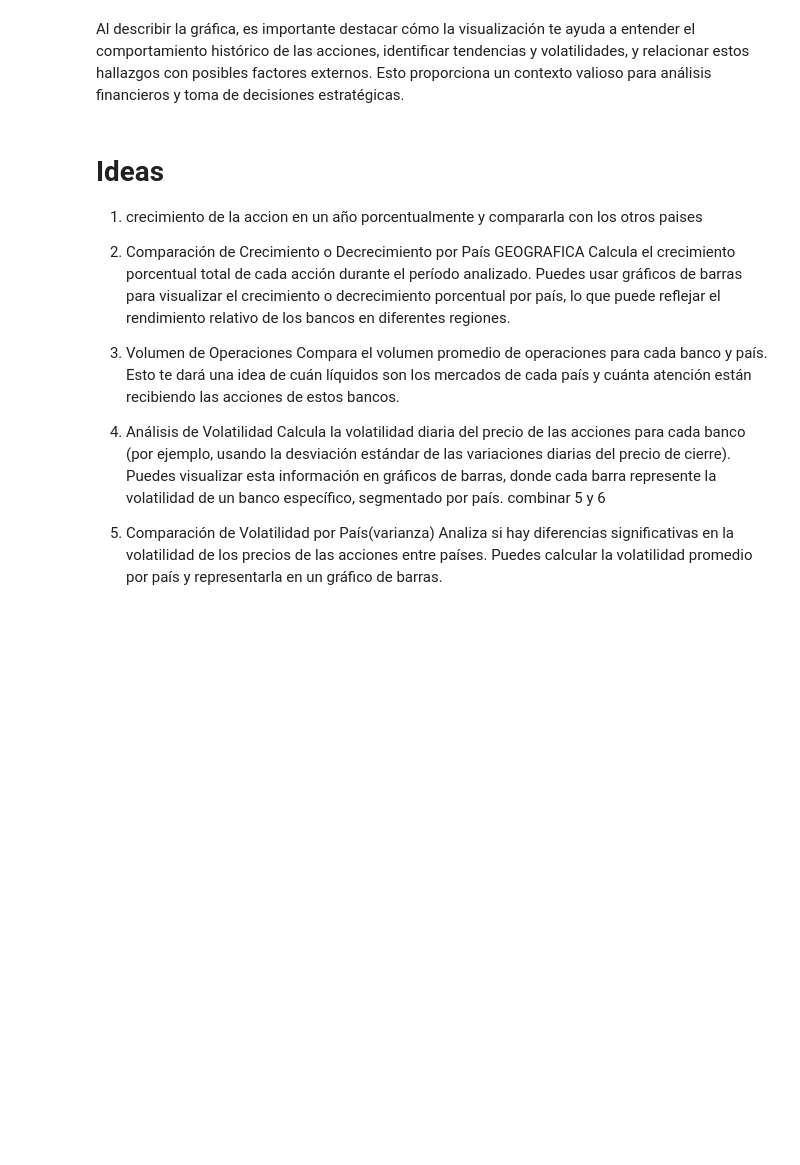
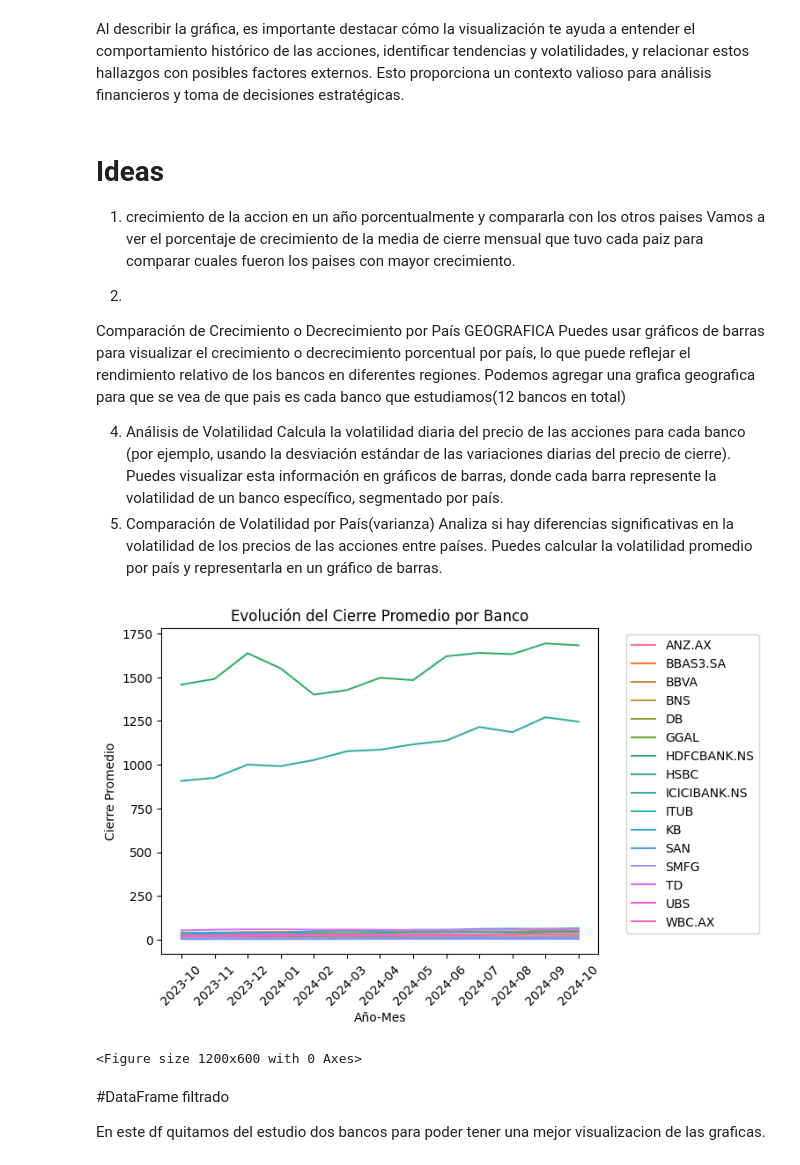
Before and after one commit to Roberto-Orazi/tp1-fcd, a Jupyter notebook: analisis.ipynb, the cells around one changed output. Cells and saved outputs as stored; diff of their text form; code cells hidden in the pictures; blank space fills up the shorter version.

```diff
--- a/analisis.ipynb
+++ b/analisis.ipynb
@@ -372,21 +370,62 @@ Al describir la gráfica, es importante destacar cómo la visualización te ayud
 # Ideas
 
 1. crecimiento de la accion en un año porcentualmente y compararla con los otros paises
+Vamos a ver el porcentaje de crecimiento de la media de cierre mensual que tuvo cada paiz para comparar cuales fueron los paises con mayor crecimiento.
 
-2. Comparación de Crecimiento o Decrecimiento por País GEOGRAFICA
-Calcula el crecimiento porcentual total de cada acción durante el período analizado.
+2.
+Comparación de Crecimiento o Decrecimiento por País GEOGRAFICA
 Puedes usar gráficos de barras para visualizar el crecimiento o decrecimiento porcentual por país, lo que puede reflejar el rendimiento relativo de los bancos en diferentes regiones.
-
-
-3. Volumen de Operaciones
-Compara el volumen promedio de operaciones para cada banco y país.
-Esto te dará una idea de cuán líquidos son los mercados de cada país y cuánta atención están recibiendo las acciones de estos bancos.
+Podemos agregar una grafica geografica para que se vea de que pais es cada banco que estudiamos(12 bancos en total)
 
 
 
 4. Análisis de Volatilidad
 Calcula la volatilidad diaria del precio de las acciones para cada banco (por ejemplo, usando la desviación estándar de las variaciones diarias del precio de cierre).
 Puedes visualizar esta información en gráficos de barras, donde cada barra represente la volatilidad de un banco específico, segmentado por país.
-combinar 5 y 6
-5. Comparación de Volatilidad por País(varianza)
+5.  Comparación de Volatilidad por País(varianza)
 Analiza si hay diferencias significativas en la volatilidad de los precios de las acciones entre países. Puedes calcular la volatilidad promedio por país y representarla en un gráfico de barras.
+# %%
+df_crecimiento = df
+# %%
+
+df_crecimiento['Date'] = pd.to_datetime(df_crecimiento['Date'], errors='coerce', utc=True)
+df_crecimiento['Date'] = df_crecimiento['Date'].dt.tz_localize(None)
+
+# Eliminar filas con fechas nulas (por ejemplo, debido a errores de conversión)
+df_crecimiento.dropna(subset=['Date'], inplace=True)
+
+# Agregar columna de año y mes para facilitar el agrupamiento
+df_crecimiento['YearMonth'] = df_crecimiento['Date'].dt.to_period('M')
+# %%
+#Agrupamos por mes y precio de cierre promedio, agregamos los tickers
+mean_close = df_crecimiento.groupby(['YearMonth','Ticker']).agg({'Close': 'mean'}).reset_index()
+# %%
+#Cambiamos el tipo de dato de la columna YearMonth
+mean_close['YearMonth'] = mean_close['YearMonth'].dt.strftime('%Y-%m')
+# %%
+
+# Creamos el gráfico de líneas con ajustes
+sns.lineplot(x='YearMonth', y='Close', hue='Ticker', data=mean_close)
+
+# Ajustamos la posición de la leyenda
+plt.legend(bbox_to_anchor=(1.05, 1), loc='upper left')
+
+# Rotamos las etiquetas del eje x
+plt.xticks(rotation=45)
+
+# Personalimos los títulos y etiquetas
+plt.title('Evolución del Cierre Promedio por Banco')
+plt.xlabel('Año-Mes')
+plt.ylabel('Cierre Promedio')
+
+# Ajustamos el tamaño de la figura (opcional)
+plt.figure(figsize=(12, 6))
+
+plt.show();
+# %% [output]
+[figure, added]
+<Figure size 1200x600 with 0 Axes>
+# %% [markdown]
+#DataFrame filtrado
+
+En este df quitamos del estudio dos bancos para poder tener una mejor visualizacion de las graficas.
```
Also changed, not shown: parts of 8 cells of this notebook.
